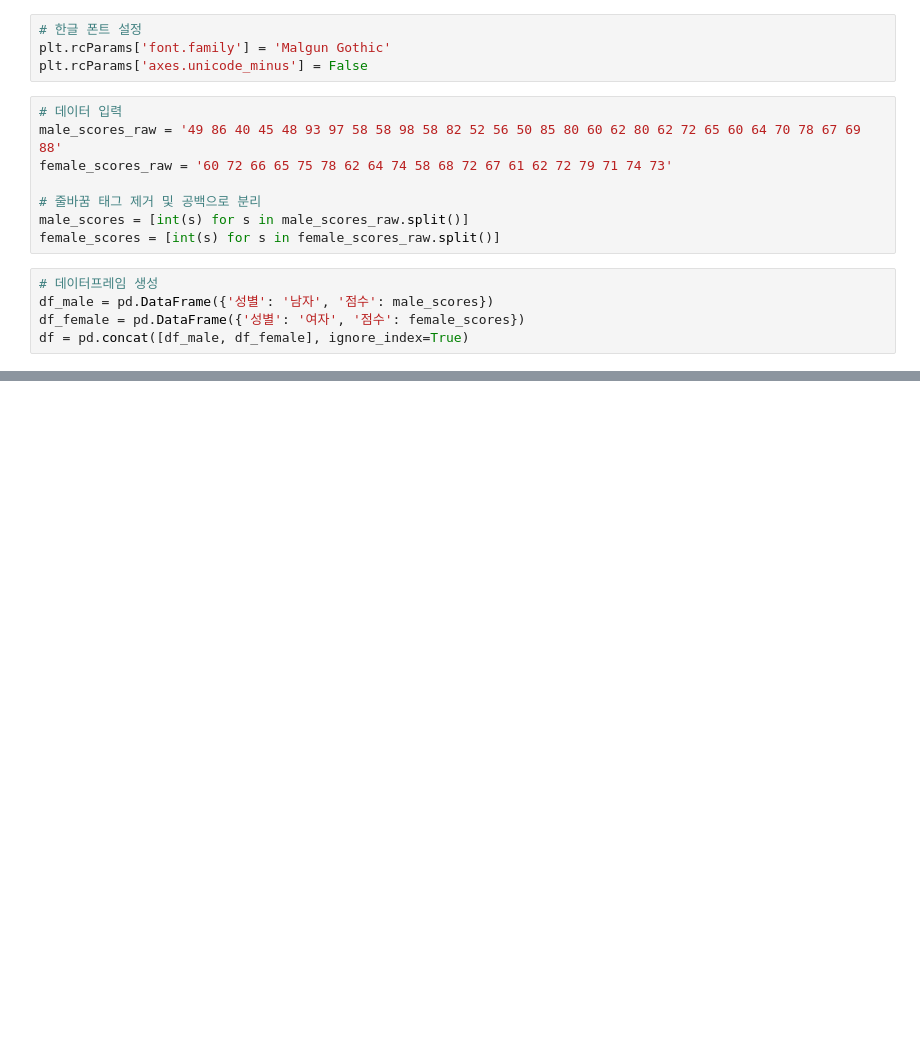
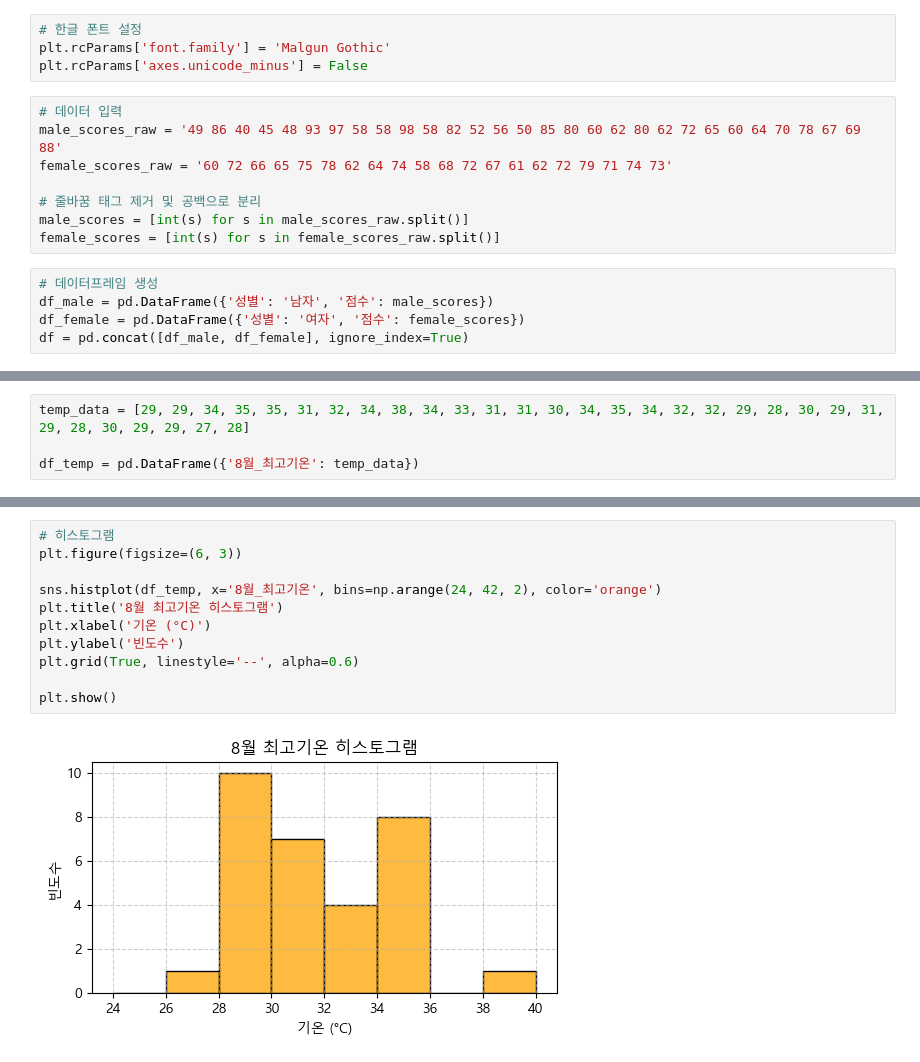
Before and after one commit to barkle2/KNOU, a Jupyter notebook: [3-1]통계학개론/제1장_데이터와_통계학.ipynb, the cells around one changed output, grey strips where cells are left out. Cells and saved outputs as stored; diff of their text form; blank space fills up the shorter version.

```diff
--- a/[3-1]통계학개론/제1장_데이터와_통계학.ipynb
+++ b/[3-1]통계학개론/제1장_데이터와_통계학.ipynb
@@ -174,0 +155,4 @@ ModuleNotFoundError: No module named 'matplotlib'
+# %%
+temp_data = [29, 29, 34, 35, 35, 31, 32, 34, 38, 34, 33, 31, 31, 30, 34, 35, 34, 32, 32, 29, 28, 30, 29, 31, 29, 28, 30, 29, 29, 27, 28]
+
+df_temp = pd.DataFrame({'8월_최고기온': temp_data})
@@ -174,0 +185,13 @@ ModuleNotFoundError: No module named 'matplotlib'
+# %%
+# 히스토그램
+plt.figure(figsize=(6, 3))
+
+sns.histplot(df_temp, x='8월_최고기온', bins=np.arange(24, 42, 2), color='orange')
+plt.title('8월 최고기온 히스토그램')
+plt.xlabel('기온 (°C)')
+plt.ylabel('빈도수')
+plt.grid(True, linestyle='--', alpha=0.6)
+
+plt.show()
+# %% [output]
+[figure, added]
```
Also changed, not shown: parts of 9 cells of this notebook, 2 other files.
